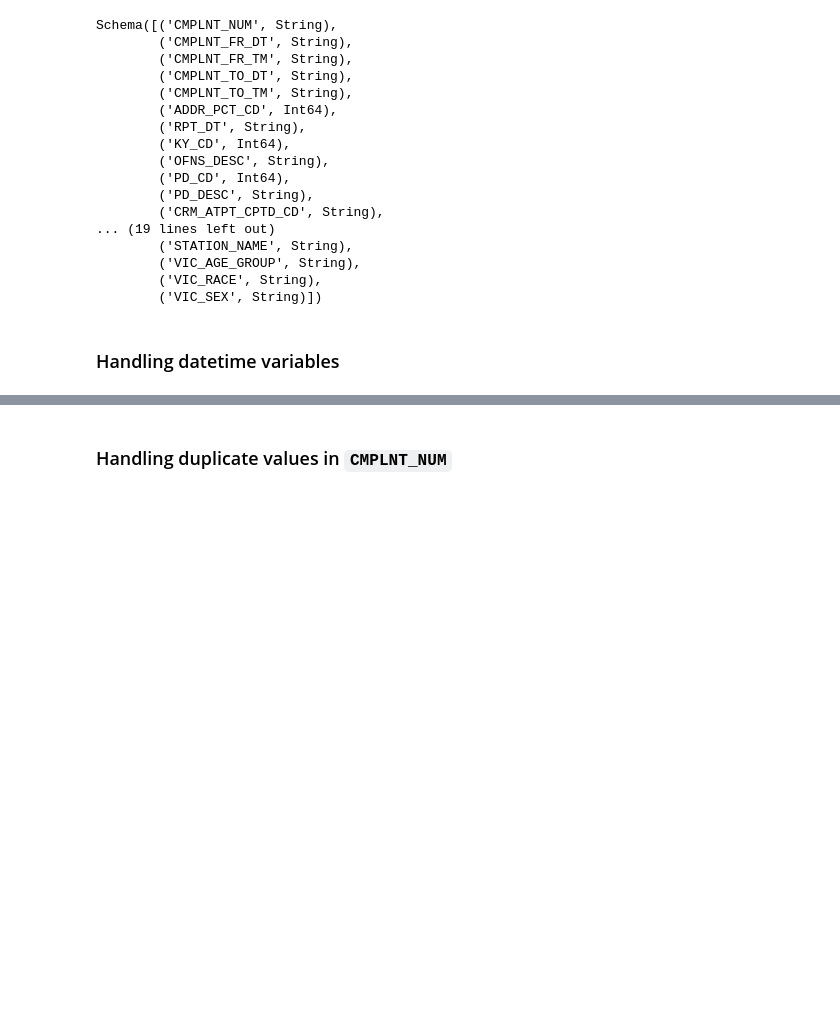
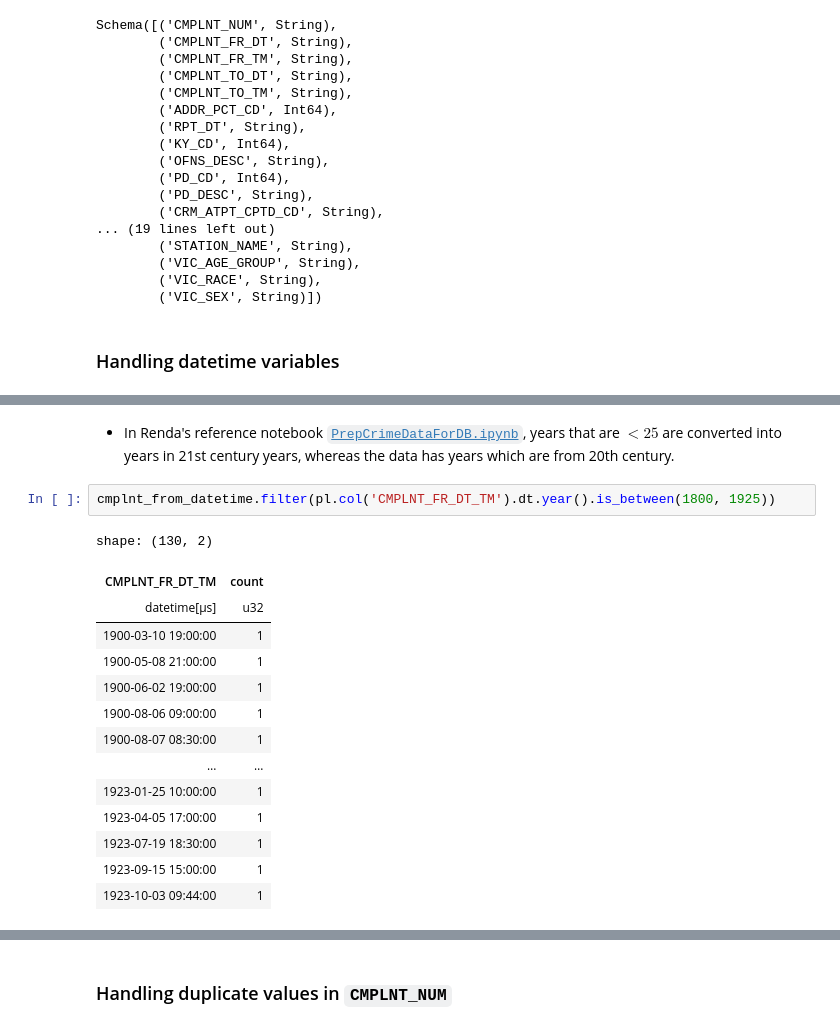
Before and after one commit to vinay-ram1999/NYC-SDoH, a Jupyter notebook: src/NYPD-Complaint-Data-to-DB.ipynb, the cells around one changed output, grey strips where cells are left out. Drawn from its saved outputs; the diff is of its cells as text; blank space fills up the shorter version.

```diff
--- a/src/NYPD-Complaint-Data-to-DB.ipynb
+++ b/src/NYPD-Complaint-Data-to-DB.ipynb
@@ -53,0 +75,19 @@ complaint_lf = complaint_lf.with_columns(pl.col('CMPLNT_FR_DT').dt.combine(pl.co
+# %% [markdown]
+- In Renda's reference notebook [`PrepCrimeDataForDB.ipynb`](../reference/PrepCrimeDataForDB.ipynb), years that are $< 25$ are converted into years in 21st century years, whereas the data has years which are from 20th century.
+# %%
+cmplnt_from_datetime.filter(pl.col('CMPLNT_FR_DT_TM').dt.year().is_between(1800, 1925))
+# %% [output]
+shape: (130, 2)
+| CMPLNT_FR_DT_TM | count |
+| datetime[μs] | u32 |
+| 1900-03-10 19:00:00 | 1 |
+| 1900-05-08 21:00:00 | 1 |
+| 1900-06-02 19:00:00 | 1 |
+| 1900-08-06 09:00:00 | 1 |
+| 1900-08-07 08:30:00 | 1 |
+| … | … |
+| 1923-01-25 10:00:00 | 1 |
+| 1923-04-05 17:00:00 | 1 |
+| 1923-07-19 18:30:00 | 1 |
+| 1923-09-15 15:00:00 | 1 |
+| 1923-10-03 09:44:00 | 1 |
```
Also changed, not shown: parts of 19 cells of this notebook.
